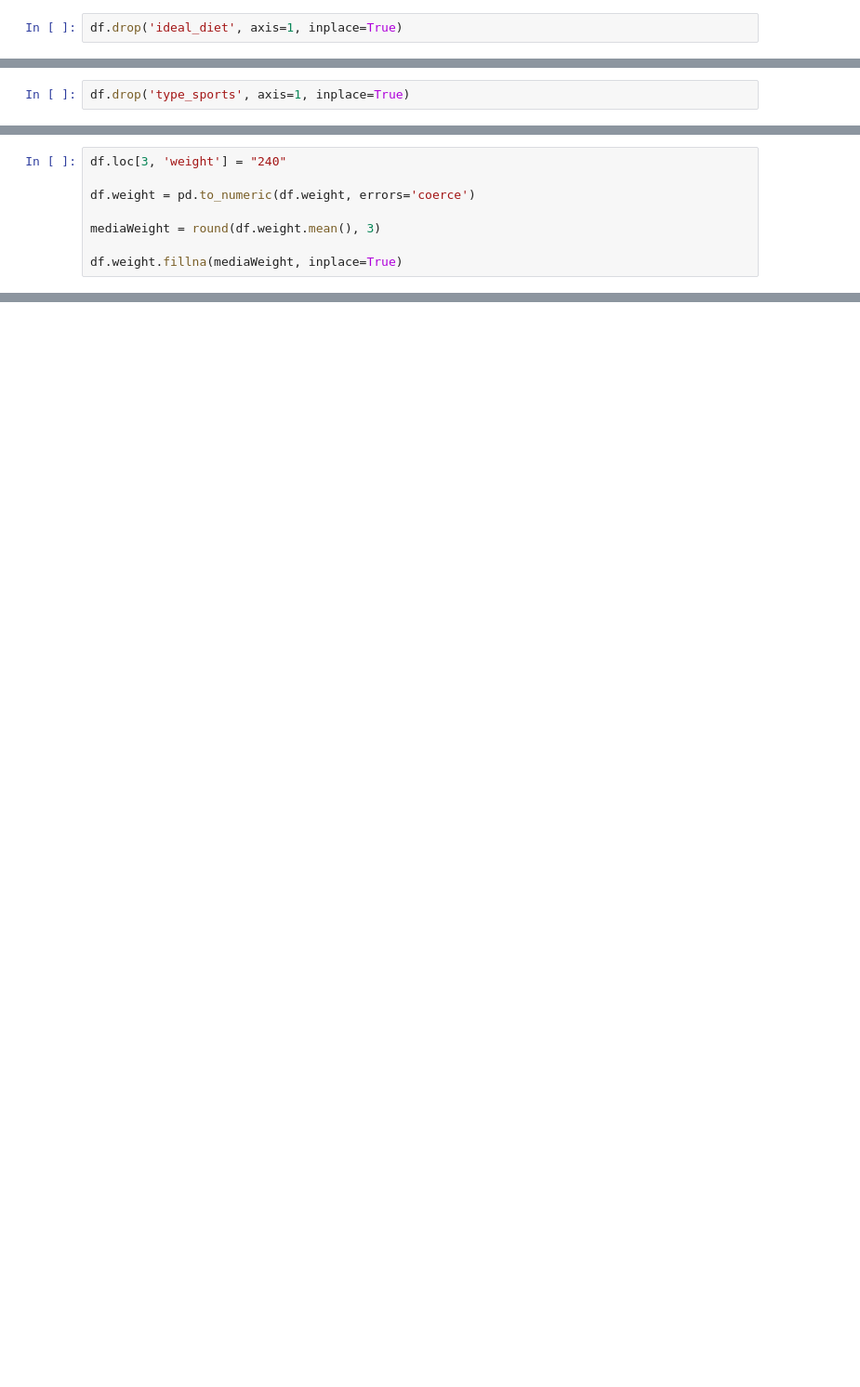
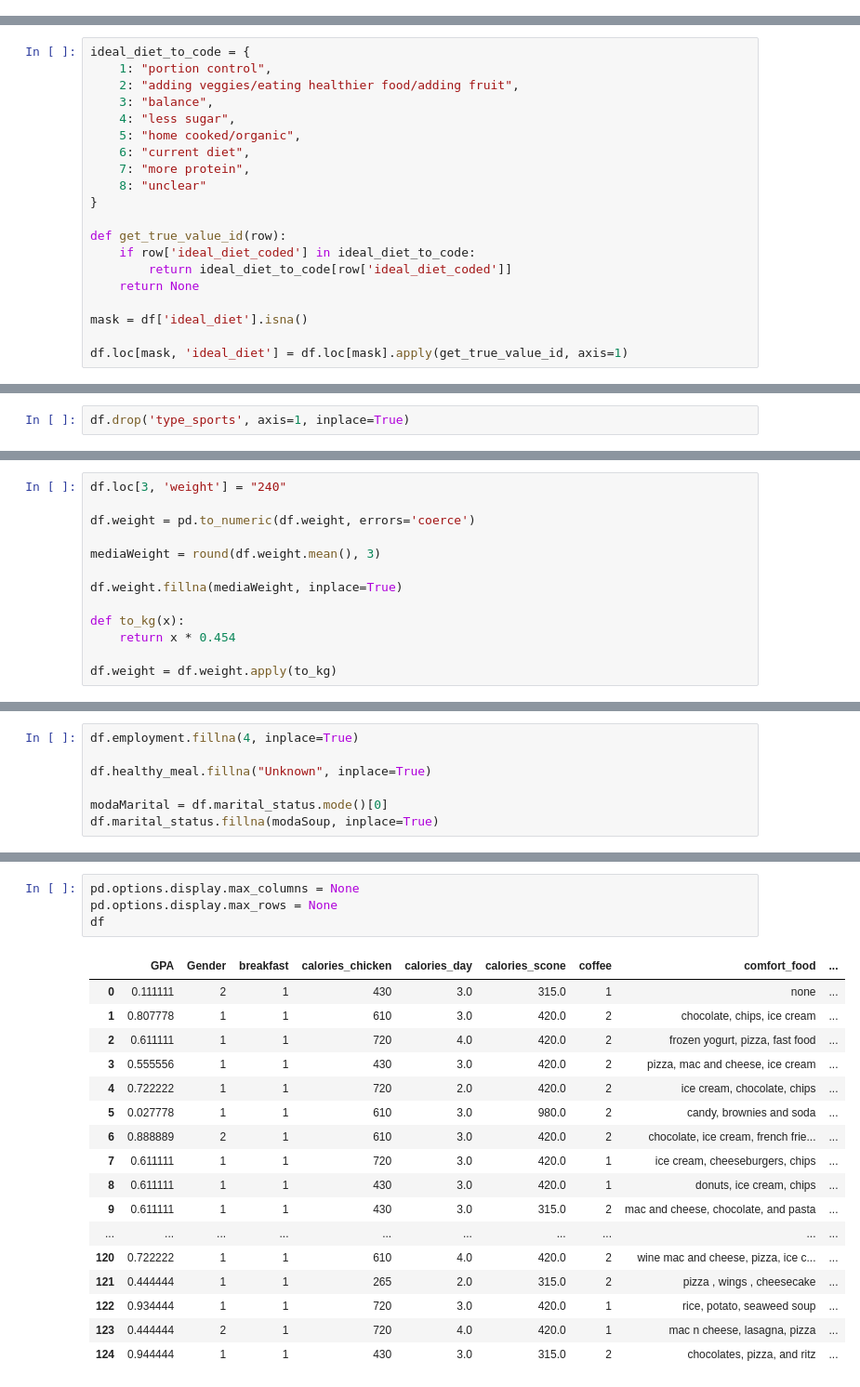
Before and after one commit to MatheusConrado1/Mineracao-de-Dados, a Jupyter notebook: 01.E0-Exercicio-Limpeza-de-Dados.ipynb, the cells around one changed output, grey strips where cells are left out. Shown: that part at 93% size. Drawn from its saved outputs; the diff is of its cells as text; blank space fills up the shorter version.

```diff
--- a/01.E0-Exercicio-Limpeza-de-Dados.ipynb
+++ b/01.E0-Exercicio-Limpeza-de-Dados.ipynb
@@ -271,2 +298,0 @@ df.food_childhood.fillna(modaInfancia, inplace=True)
-# %%
-df.drop('ideal_diet', axis=1, inplace=True)
@@ -273,3 +303,23 @@ df.drop('ideal_diet', axis=1, inplace=True)
+# %%
+ideal_diet_to_code = {
+    1: "portion control",
+    2: "adding veggies/eating healthier food/adding fruit",
+    3: "balance",
+    4: "less sugar",
+    5: "home cooked/organic",
+    6: "current diet",
+    7: "more protein",
+    8: "unclear"
+}
+
+def get_true_value_id(row):
+    if row['ideal_diet_coded'] in ideal_diet_to_code:
+        return ideal_diet_to_code[row['ideal_diet_coded']]
+    return None
+
+mask = df['ideal_diet'].isna()
+
+df.loc[mask, 'ideal_diet'] = df.loc[mask].apply(get_true_value_id, axis=1)
 # %% [markdown]
 ### Ajuste dos atributos `income e life_rewarding`:
 
@@ -325,3 +375,8 @@ df.weight = pd.to_numeric(df.weight, errors='coerce')
 mediaWeight = round(df.weight.mean(), 3)
 
 df.weight.fillna(mediaWeight, inplace=True)
+
+def to_kg(x):
+    return x * 0.454
+
+df.weight = df.weight.apply(to_kg)
@@ -343,0 +387,7 @@ df
+# %%
+df.employment.fillna(4, inplace=True)
+
+df.healthy_meal.fillna("Unknown", inplace=True)
+
+modaMarital = df.marital_status.mode()[0]
+df.marital_status.fillna(modaSoup, inplace=True)
@@ -343,0 +400,22 @@ df
+# %%
+pd.options.display.max_columns = None
+pd.options.display.max_rows = None
+df
+# %% [output]
+|  | GPA | Gender | breakfast | calories_chicken | calories_day | calories_scone | coffee | comfort_food | ... |
+| 0 | 0.111111 | 2 | 1 | 430 | 3.0 | 315.0 | 1 | none | ... |
+| 1 | 0.807778 | 1 | 1 | 610 | 3.0 | 420.0 | 2 | chocolate, chips, ice cream | ... |
+| 2 | 0.611111 | 1 | 1 | 720 | 4.0 | 420.0 | 2 | frozen yogurt, pizza, fast food | ... |
+| 3 | 0.555556 | 1 | 1 | 430 | 3.0 | 420.0 | 2 | pizza, mac and cheese, ice cream | ... |
+| 4 | 0.722222 | 1 | 1 | 720 | 2.0 | 420.0 | 2 | ice cream, chocolate, chips | ... |
+| 5 | 0.027778 | 1 | 1 | 610 | 3.0 | 980.0 | 2 | candy, brownies and soda | ... |
+| 6 | 0.888889 | 2 | 1 | 610 | 3.0 | 420.0 | 2 | chocolate, ice cream, french frie... | ... |
+| 7 | 0.611111 | 1 | 1 | 720 | 3.0 | 420.0 | 1 | ice cream, cheeseburgers, chips | ... |
+| 8 | 0.611111 | 1 | 1 | 430 | 3.0 | 420.0 | 1 | donuts, ice cream, chips | ... |
+| 9 | 0.611111 | 1 | 1 | 430 | 3.0 | 315.0 | 2 | mac and cheese, chocolate, and pasta | ... |
+| ... | ... | ... | ... | ... | ... | ... | ... | ... | ... |
+| 120 | 0.722222 | 1 | 1 | 610 | 4.0 | 420.0 | 2 | wine mac and cheese, pizza, ice c... | ... |
+| 121 | 0.444444 | 1 | 1 | 265 | 2.0 | 315.0 | 2 | pizza , wings , cheesecake | ... |
+| 122 | 0.934444 | 1 | 1 | 720 | 3.0 | 420.0 | 1 | rice, potato, seaweed soup | ... |
+| 123 | 0.444444 | 2 | 1 | 720 | 4.0 | 420.0 | 1 | mac n cheese, lasagna, pizza | ... |
+| 124 | 0.944444 | 1 | 1 | 430 | 3.0 | 315.0 | 2 | chocolates, pizza, and ritz | ... |
```
Also changed, not shown: parts of 23 cells of this notebook.
